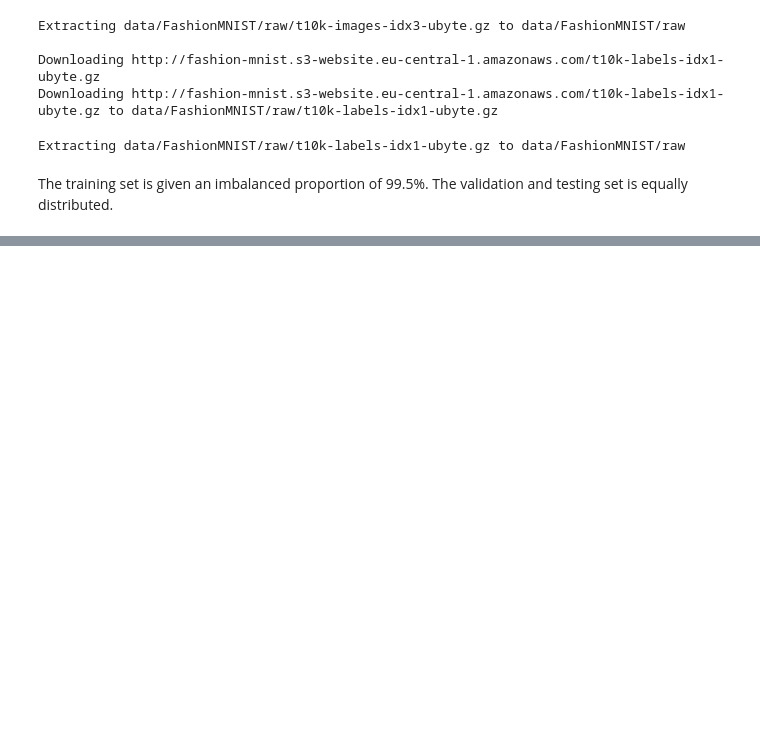
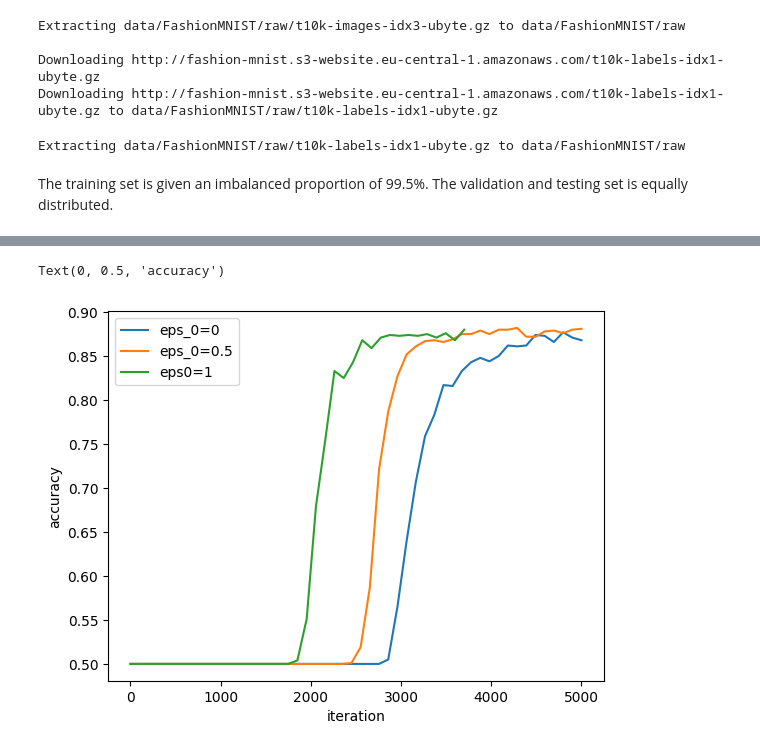
Before and after one commit to YuxuanLiu0622/ECE50024-Project-Team15, a Jupyter notebook: checkpoint3_reweight_upload.ipynb, the cells around one changed output, grey strips where cells are left out. Cells and saved outputs as stored; diff of their text form; code cells hidden in the pictures; blank space fills up the shorter version.

```diff
--- a/checkpoint3_reweight_upload.ipynb
+++ b/checkpoint3_reweight_upload.ipynb
@@ -209,0 +254,10 @@ KeyboardInterrupt:
+# %%
+plt.plot(itr,accuracy_0)
+plt.plot(itr_05,accuracy_05)
+plt.plot(itr_1,accuracy_1)
+plt.legend(['eps_0=0','eps_0=0.5','eps0=1'])
+plt.xlabel('iteration')
+plt.ylabel('accuracy')
+# %% [output]
+Text(0, 0.5, 'accuracy')
+[figure, added]
```
Also changed, not shown: parts of 14 cells of this notebook.
